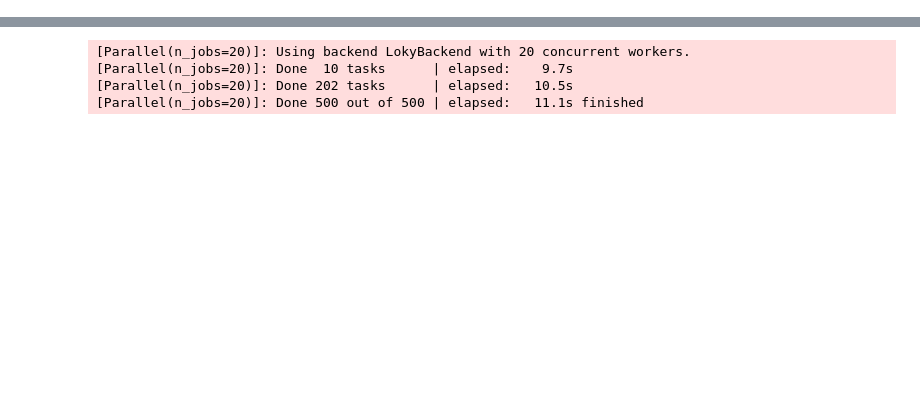
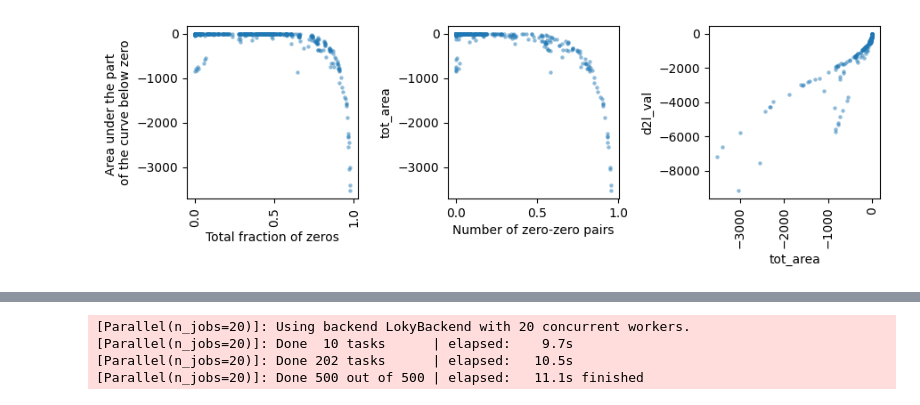
Before and after one commit to raphael-group/copulacci, a Jupyter notebook: notebook/tutorial/Stability_simulation.ipynb, the cells around one changed output, grey strips where cells are left out. Saved outputs shown, nothing was run; the diff lists cells and outputs as text; code cells hidden in the pictures; blank space fills up the shorter version.

```diff
--- a/notebook/tutorial/Stability_simulation.ipynb
+++ b/notebook/tutorial/Stability_simulation.ipynb
@@ -26,0 +273,41 @@ repro_df = pd.read_csv('../orator_paper_notebook/ISMB_submission_notebooks/simul
+# %%
+fig, ax = plt.subplots(1,3, figsize=(9,3))
+sns.scatterplot(
+    data = repro_df,
+    x = 'zero_ratio',
+    y = 'tot_area',
+    linewidth=0,
+    s=10,
+    alpha=0.5,
+    ax=ax[0]
+)
+
+sns.scatterplot(
+    data = repro_df,
+    x = 'zz_ratio',
+    y = 'tot_area',
+    linewidth=0,
+    s=10,
+    alpha=0.5,
+    ax=ax[1]
+)
+
+sns.scatterplot(
+    data = repro_df.loc[repro_df.d2l_val < 0],
+    x = 'tot_area',
+    y = 'd2l_val',
+    linewidth=0,
+    s=10,
+    alpha=0.5,
+    ax=ax[2]
+)
+
+fig.subplots_adjust(wspace=0.2, hspace=0.2)
+ax[0].set_xlabel('Total fraction of zeros')
+ax[0].set_ylabel('Area under the part \nof the curve below zero')
+ax[0].set_xticklabels(ax[0].get_xticklabels(), rotation=90)
+ax[1].set_xlabel('Number of zero-zero pairs')
+plt.xticks(rotation=90)
+plt.tight_layout()
+# %% [output]
+[figure, added]
```
Also changed, not shown: parts of 163 cells of this notebook, 4 other files.
